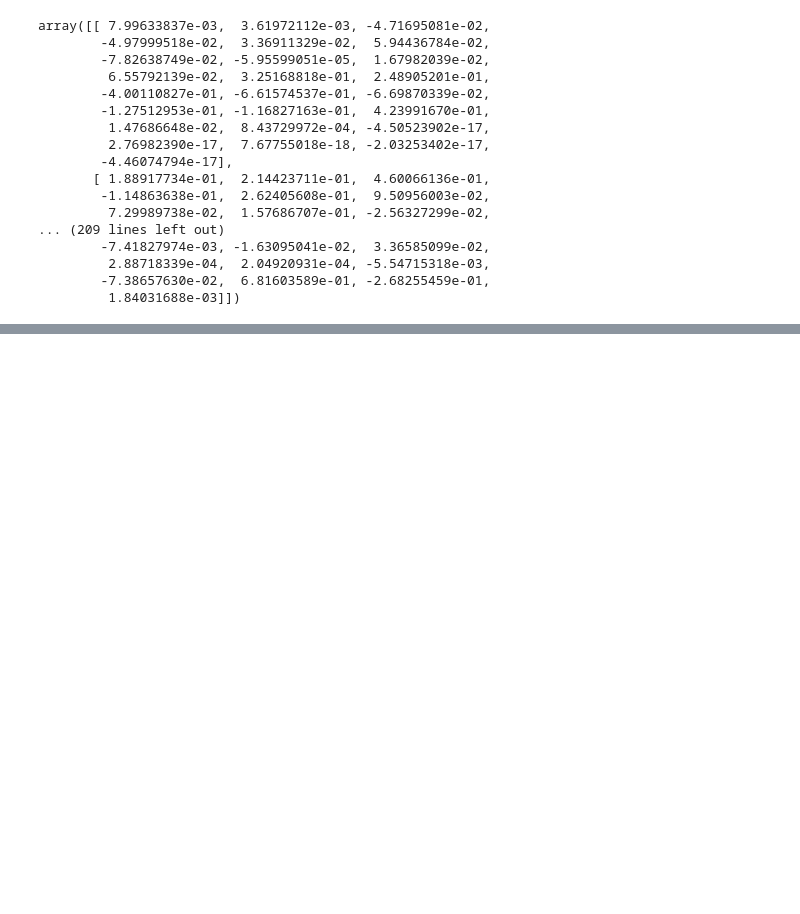
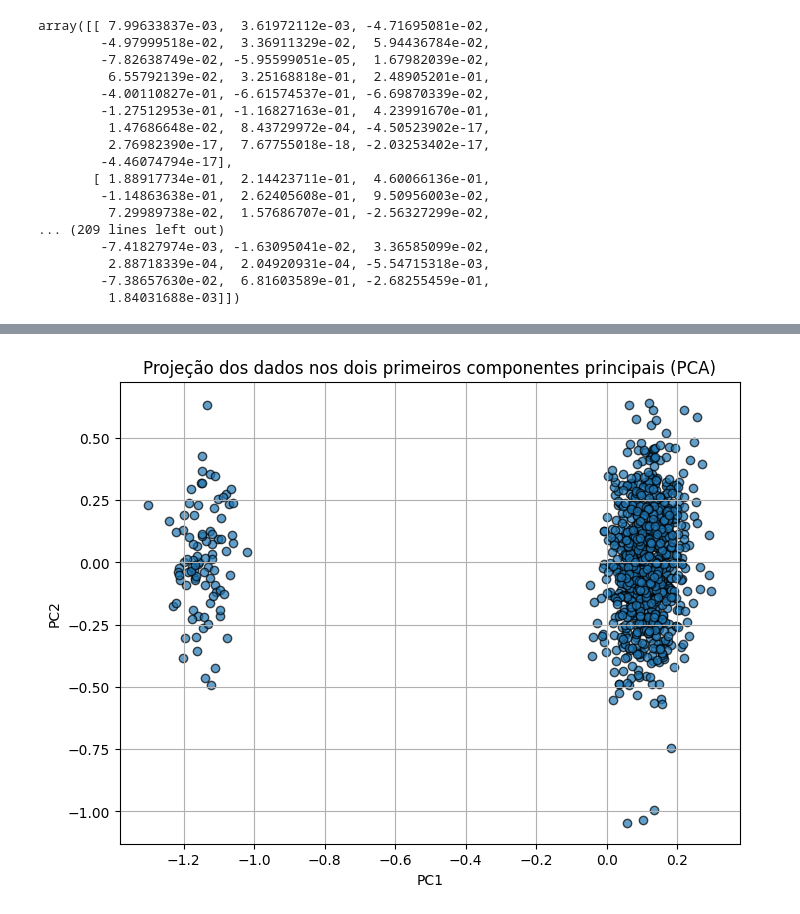
Before and after one commit to MRGdSFS/HW1----ICA-2025.2, a Jupyter notebook: notebooks/04_implementacao_pca_multi.ipynb, the cells around one changed output, grey strips where cells are left out. Drawn from its saved outputs; the diff is of its cells as text; code cells hidden in the pictures; blank space fills up the shorter version.

```diff
--- a/notebooks/04_implementacao_pca_multi.ipynb
+++ b/notebooks/04_implementacao_pca_multi.ipynb
@@ -242,0 +257,4 @@ print(autovalores[0])
+# %%
+df_pca = np.dot(df_escal, autovetores)
+
+df_pca = pd.DataFrame(df_pca, columns=[f'PC{i+1}' for i in range (autovetores.shape[1])])
@@ -242,0 +281,10 @@ print(autovalores[0])
+# %%
+plt.figure(figsize=(8, 6))
+plt.scatter(df_pca['PC1'], df_pca['PC2'], alpha=0.7, edgecolors='k')
+plt.xlabel('PC1')
+plt.ylabel('PC2')
+plt.title('Projeção dos dados nos dois primeiros componentes principais (PCA)')
+plt.grid(True)
+plt.show()
+# %% [output]
+[figure, added]
```
Also changed, not shown: parts of 6 cells of this notebook.
